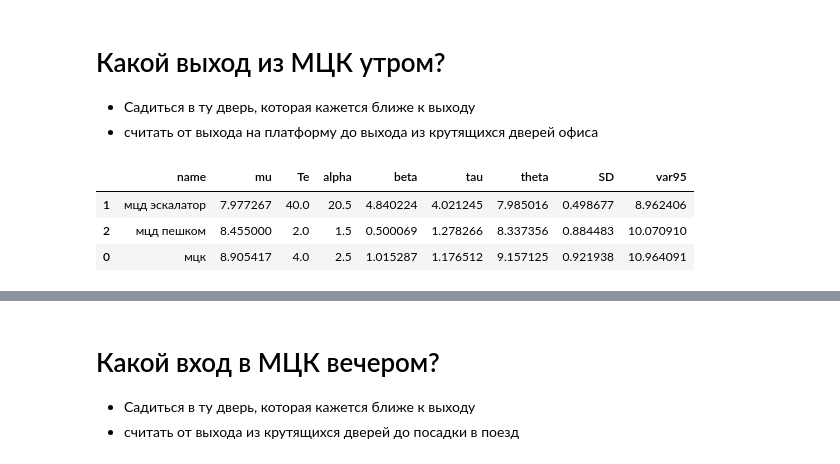
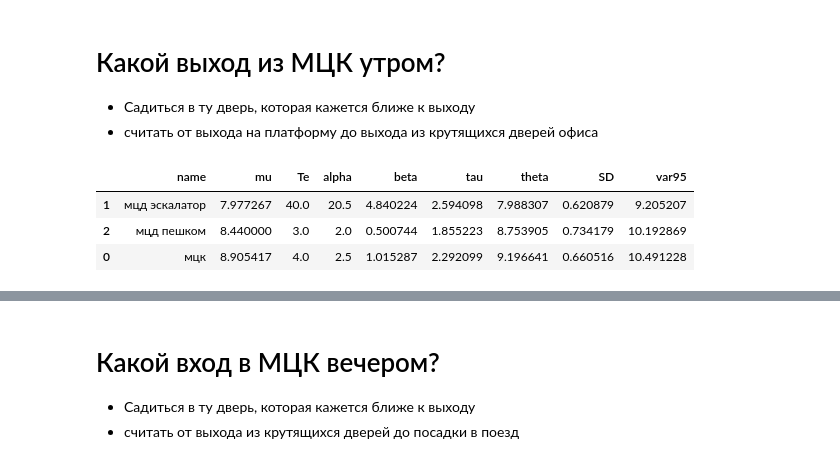
Before and after one commit to ksetdekov/trip_choice_optimizer, a Jupyter notebook: coffee-amount-optimization.ipynb, the cells around one changed output, grey strips where cells are left out. Saved outputs shown, nothing was run; the diff lists cells and outputs as text; code cells hidden in the pictures.

```diff
--- a/coffee-amount-optimization.ipynb
+++ b/coffee-amount-optimization.ipynb
@@ -318,36 +319,37 @@ morning_exit.update_hands("мцд эскалатор", '0:07:26.32') # mon 23 de
 morning_exit.update_hands("мцд эскалатор", '0:09:09.3') # tue 24 dec
 morning_exit.update_hands("мцд эскалатор", '0:07:53.2') # wed 25 dec
 morning_exit.update_hands("мцд эскалатор", '0:07:32.9') # thr 26 dec
 morning_exit.update_hands("мцд эскалатор", '0:07:06.4') # thr 09 jan 2025
 morning_exit.update_hands("мцд эскалатор", '0:08:12.6') # fr 10 jan 2025
 morning_exit.update_hands("мцд эскалатор", '0:07:39.3') # mon 13 jan 2025
 morning_exit.update_hands("мцд эскалатор", '0:07:54.4') # tue 14 jan 2025
 morning_exit.update_hands("мцд эскалатор", '0:07:47.1') # wed 15 jan 2025
 morning_exit.update_hands("мцд эскалатор", '0:08:24.0') # thr 16 jan 2025
 morning_exit.update_hands("мцд эскалатор", '0:07:15.4') # fr 17 jan 2025
 morning_exit.update_hands("мцд эскалатор", '0:08:04.1') # mon 20 jan 2025
 morning_exit.update_hands("мцд эскалатор", '0:07:52.4') # tue 21 jan 2025
 morning_exit.update_hands("мцд эскалатор", '0:07:40.0') # wed 22 jan 2025
 morning_exit.update_hands("мцд эскалатор", '0:07:21.0') # thr 23 jan 2025
 morning_exit.update_hands("мцд эскалатор", '0:07:50.5') # fr 24 jan 2025
 morning_exit.update_hands("мцд эскалатор", '0:08:11.1') # mon 27 jan 2025
 morning_exit.update_hands("мцд эскалатор", '0:07:21.52') # tue 28 jan 2025
 morning_exit.update_hands("мцд эскалатор", '0:08:26.8') # wed 29 jan 2025
 morning_exit.update_hands("мцд эскалатор", '0:08:01.8') # thr 30 jan 2025
 morning_exit.update_hands("мцд эскалатор", '0:08:14.0') # mon 3 feb 2025
 morning_exit.update_hands("мцд эскалатор", '0:07:51.4') # tue 4 feb 2025
 morning_exit.update_hands("мцд эскалатор", '0:07:53') # wed 5 feb 2025
 morning_exit.update_hands("мцд эскалатор", '0:08:05') # thr 6 feb 2025
 morning_exit.update_hands("мцд пешком", '0:08:26.8') # fr 7 feb 2025
 morning_exit.update_hands("мцд пешком", '0:08:27.8') # monday 10 feb 2025
 morning_exit.update_hands("мцд эскалатор", '0:07:58.9') # tue 11 feb 2025
+morning_exit.update_hands("мцд пешком", '0:08:24.6') # wed 12 feb 2025
 
 morning_exit.grade()
 # %% [output]
 |  | name | mu | Te | alpha | beta | tau | theta | SD | var95 |
-| 1 | мцд эскалатор | 7.977267 | 40.0 | 20.5 | 4.840224 | 4.021245 | 7.985016 | 0.498677 | 8.962406 |
-| 2 | мцд пешком | 8.455000 | 2.0 | 1.5 | 0.500069 | 1.278266 | 8.337356 | 0.884483 | 10.070910 |
-| 0 | мцк | 8.905417 | 4.0 | 2.5 | 1.015287 | 1.176512 | 9.157125 | 0.921938 | 10.964091 |
+| 1 | мцд эскалатор | 7.977267 | 40.0 | 20.5 | 4.840224 | 2.594098 | 7.988307 | 0.620879 | 9.205207 |
+| 2 | мцд пешком | 8.440000 | 3.0 | 2.0 | 0.500744 | 1.855223 | 8.753905 | 0.734179 | 10.192869 |
+| 0 | мцк | 8.905417 | 4.0 | 2.5 | 1.015287 | 2.292099 | 9.196641 | 0.660516 | 10.491228 |
 # %%
 fig = px.violin(morning_exit.history, y="value", x="option", box=True, points="all",
           hover_data=cups.history.columns)
```
Also changed, not shown: parts of 5 cells of this notebook.
